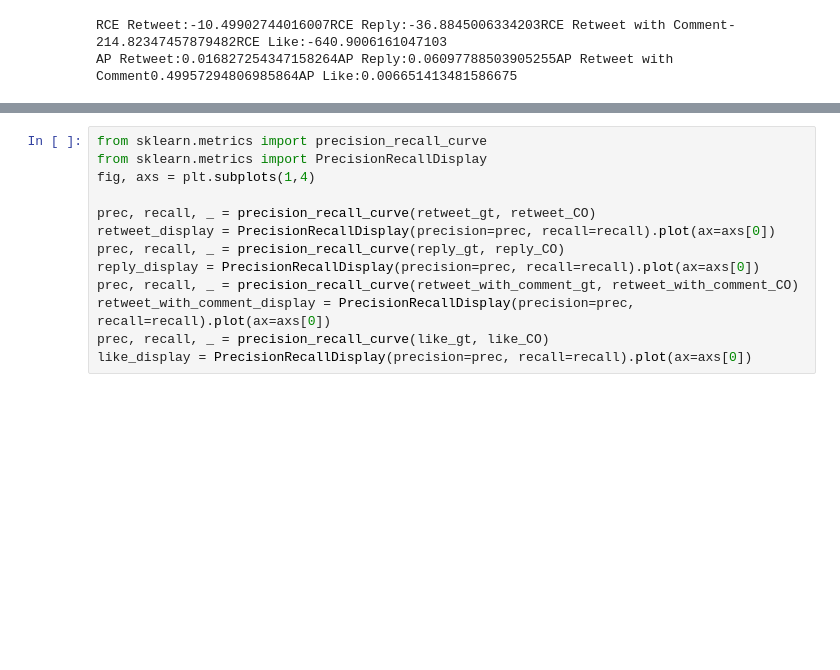
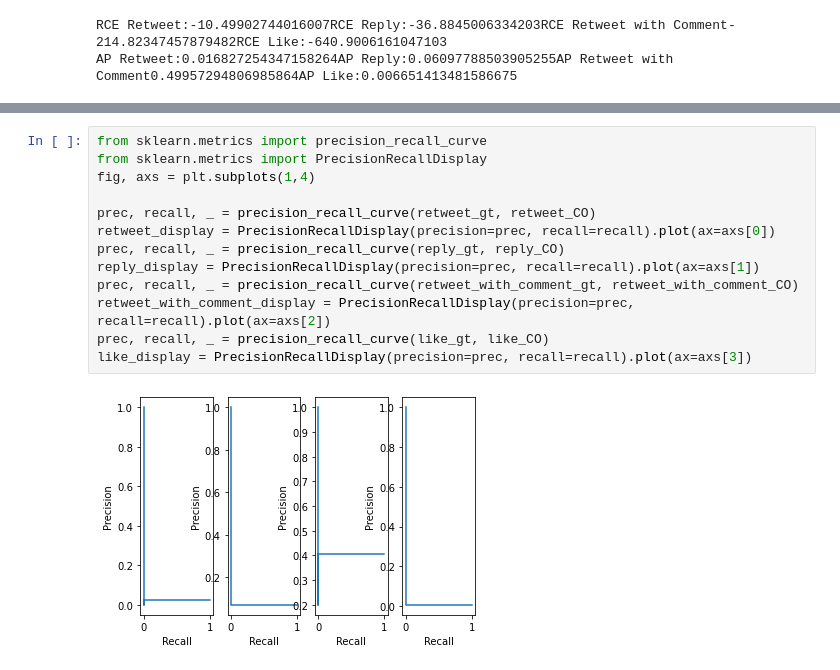
Before and after one commit to ahmadouw/Recommender-Systems-Group-5, a Jupyter notebook: src/evaluation.ipynb, the cells around one changed output, grey strips where cells are left out. Drawn from its saved outputs; the diff is of its cells as text; blank space fills up the shorter version.

```diff
--- a/src/evaluation.ipynb
+++ b/src/evaluation.ipynb
@@ -493,16 +493,18 @@ print(precision_recall_fscore_support(like_gt, like_CO, average='micro'))
 # %%
 from sklearn.metrics import precision_recall_curve
 from sklearn.metrics import PrecisionRecallDisplay
 fig, axs = plt.subplots(1,4)
 
 prec, recall, _ = precision_recall_curve(retweet_gt, retweet_CO)
 retweet_display = PrecisionRecallDisplay(precision=prec, recall=recall).plot(ax=axs[0])
 prec, recall, _ = precision_recall_curve(reply_gt, reply_CO)
-reply_display = PrecisionRecallDisplay(precision=prec, recall=recall).plot(ax=axs[0])
+reply_display = PrecisionRecallDisplay(precision=prec, recall=recall).plot(ax=axs[1])
 prec, recall, _ = precision_recall_curve(retweet_with_comment_gt, retweet_with_comment_CO)
-retweet_with_comment_display = PrecisionRecallDisplay(precision=prec, recall=recall).plot(ax=axs[0])
+retweet_with_comment_display = PrecisionRecallDisplay(precision=prec, recall=recall).plot(ax=axs[2])
 prec, recall, _ = precision_recall_curve(like_gt, like_CO)
-like_display = PrecisionRecallDisplay(precision=prec, recall=recall).plot(ax=axs[0])
+like_display = PrecisionRecallDisplay(precision=prec, recall=recall).plot(ax=axs[3])
+# %% [output]
+[figure, added]
 # %%
 # UU Evaluation
 rce_UU_retweet = compute_rce(retweet_UU_p, retweet_gt)
```
Also changed, not shown: parts of 19 cells of this notebook.
